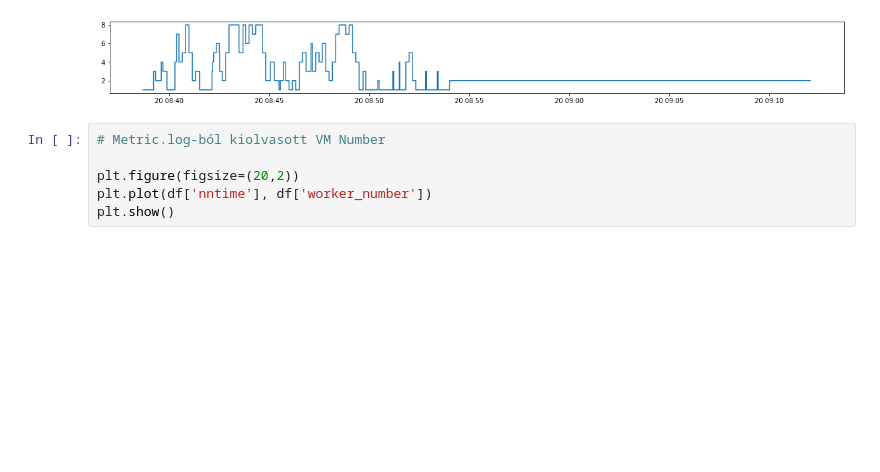
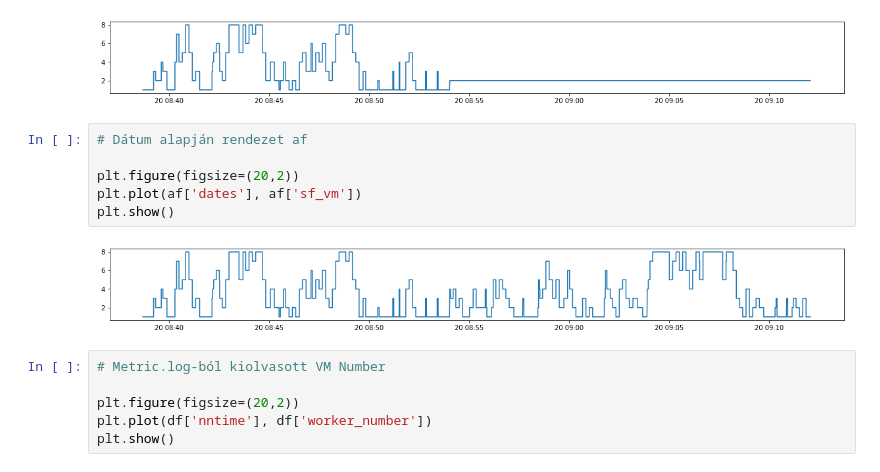
Before and after one commit to JoDeMiro/Scaler, a Jupyter notebook: Train/Train24/JMeter_Reader.ipynb, the cells around one changed output. Cells and saved outputs as stored; diff of their text form; blank space fills up the shorter version.

```diff
--- a/Train/Train24/JMeter_Reader.ipynb
+++ b/Train/Train24/JMeter_Reader.ipynb
@@ -987,6 +1052,14 @@ plt.plot(jf['dates'], jf['sf_vm'])
 plt.show()
 # %% [output]
 [figure]
+# %%
+# Dátum alapján rendezet af
+
+plt.figure(figsize=(20,2))
+plt.plot(af['dates'], af['sf_vm'])
+plt.show()
+# %% [output]
+[figure, added]
 # %%
 # Metric.log-ból kiolvasott VM Number
 
```
Also changed, not shown: parts of 13 cells of this notebook, 9 other files.
